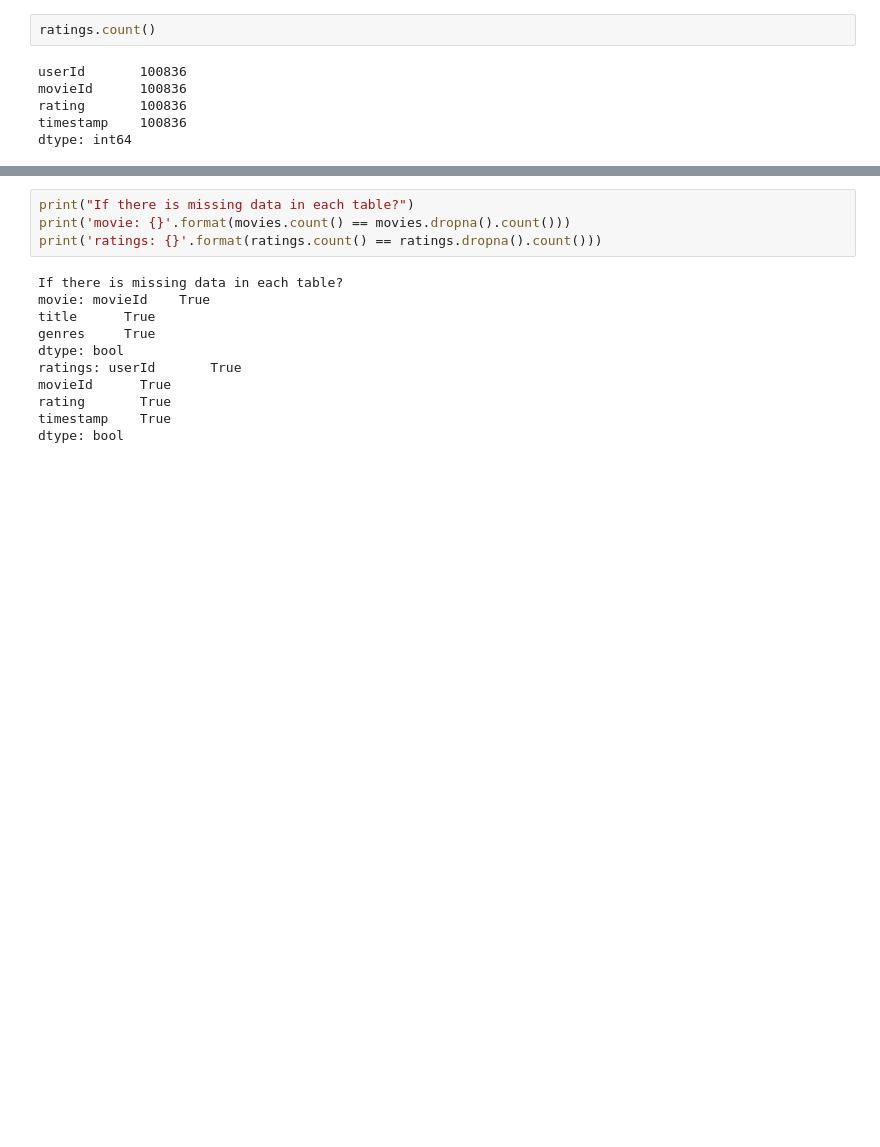
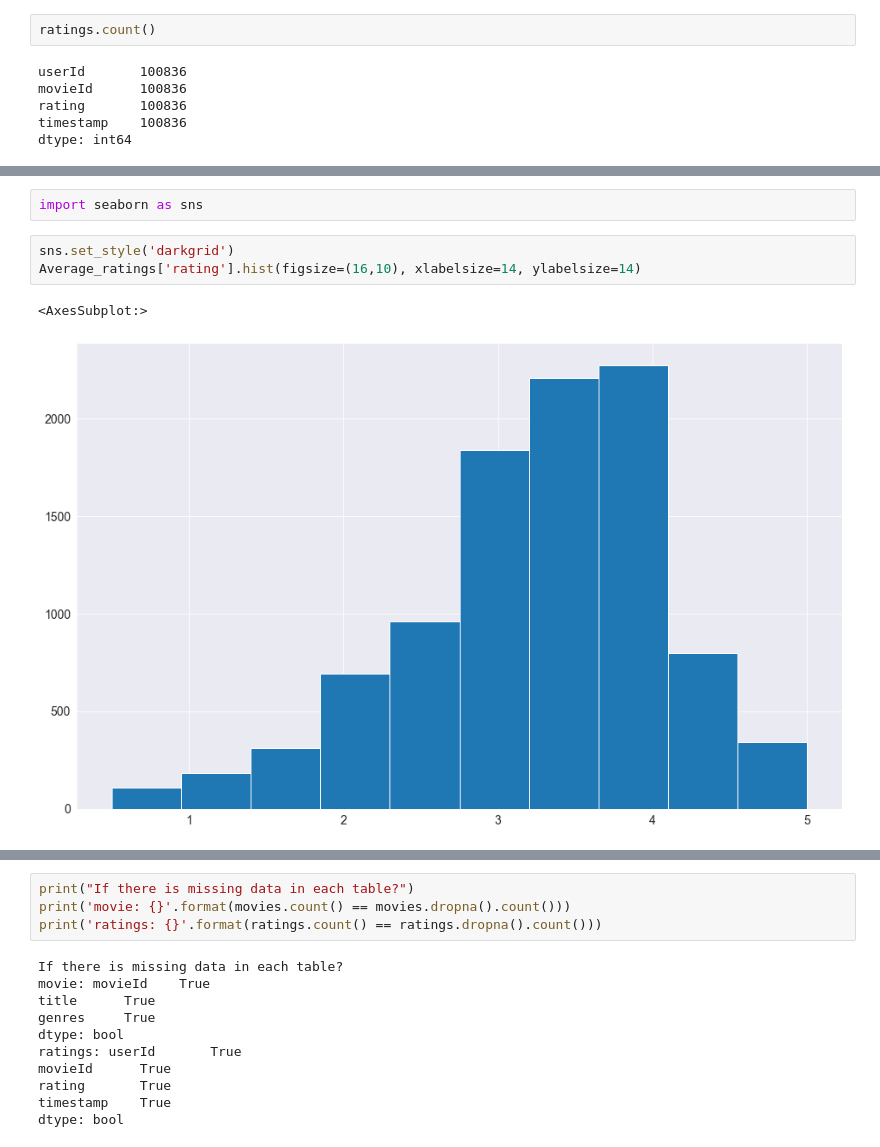
Before and after one commit to vchen-98/dsc_phase_4_proj, a Jupyter notebook: working_final.ipynb, the cells around one changed output, grey strips where cells are left out. Saved outputs shown, nothing was run; the diff lists cells and outputs as text; blank space fills up the shorter version.

```diff
--- a/working_final.ipynb
+++ b/working_final.ipynb
@@ -104,0 +105,8 @@ Average_ratings.head(10)
+# %%
+import seaborn as sns
+# %%
+sns.set_style('darkgrid')
+Average_ratings['rating'].hist(figsize=(16,10), xlabelsize=14, ylabelsize=14)
+# %% [output]
+<AxesSubplot:>
+[figure, added]
```
Also changed, not shown: parts of 21 cells of this notebook.
